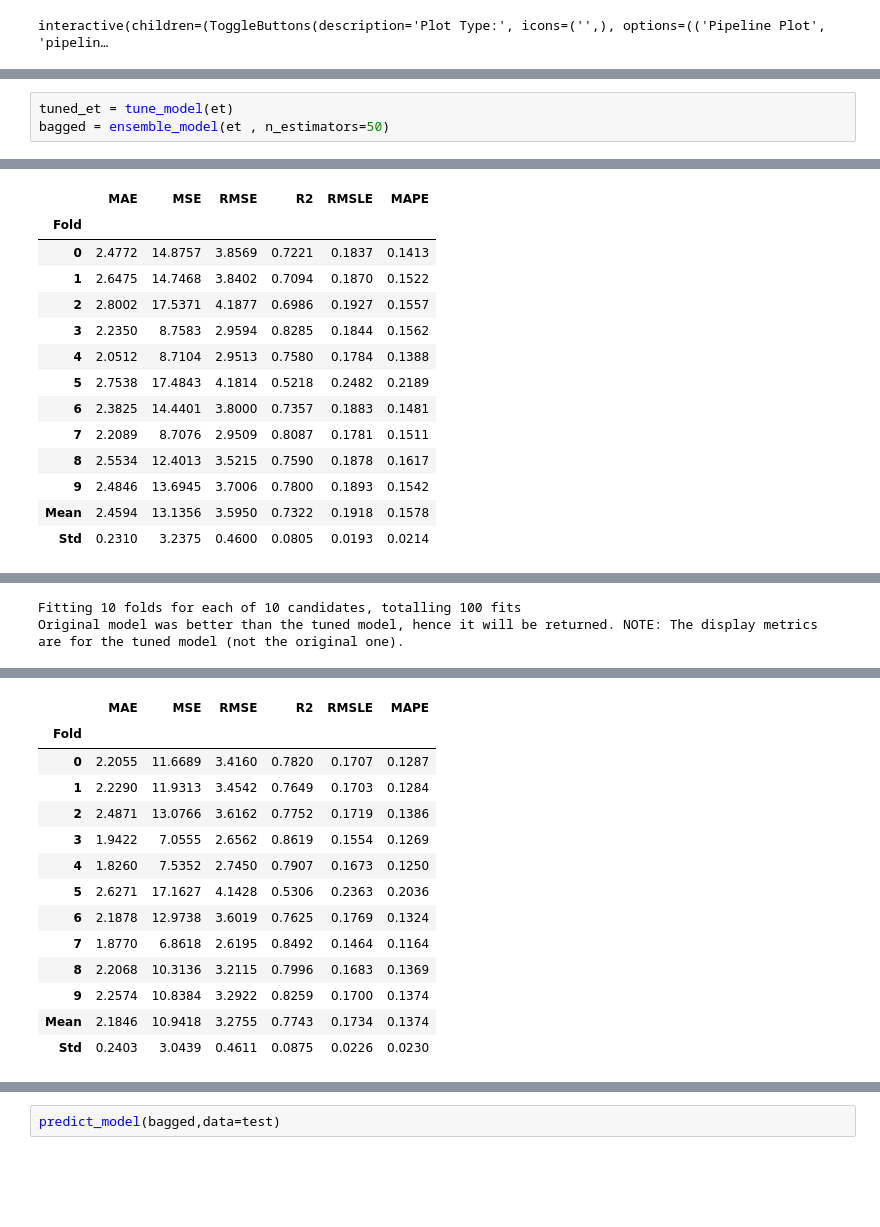
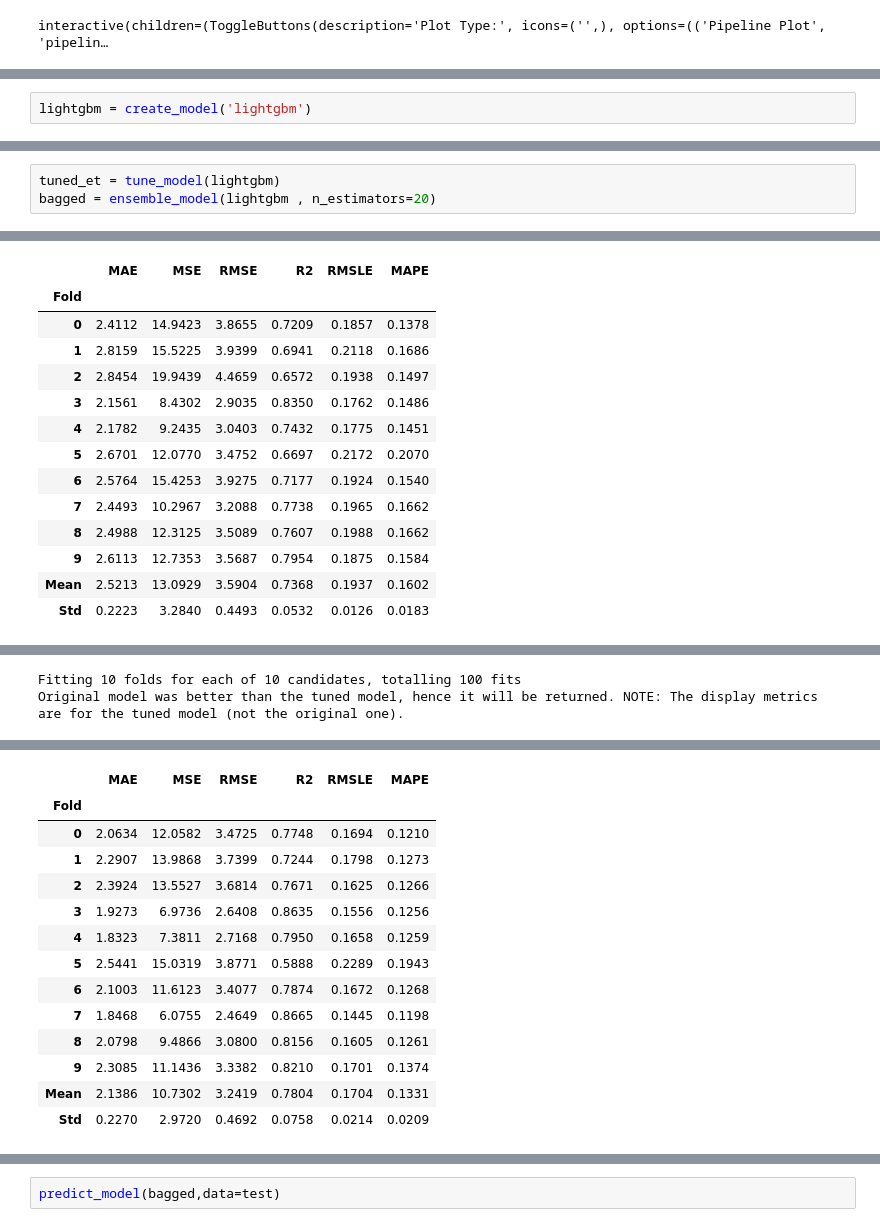
Before and after one commit to jayjiratta/predict_pm2.5, a Jupyter notebook: predict.ipynb, the cells around one changed output, grey strips where cells are left out. Cells and saved outputs as stored; diff of their text form; blank space fills up the shorter version.

```diff
--- a/predict.ipynb
+++ b/predict.ipynb
@@ -80,0 +59,2 @@ plot_model(et, plot='residuals')
+# %%
+lightgbm = create_model('lightgbm')
@@ -139,42 +108,42 @@ predict_model(et,data=test)
 | 285 | 61.0 | 14.0 | 0.18 | 2.0 | 0.0 | 3 | 29.0 | 72 | 46 | 24.600000 | ... |
 286 rows × 11 columns
 # %%
-tuned_et = tune_model(et)
-bagged = ensemble_model(et , n_estimators=50)
+tuned_et = tune_model(lightgbm)
+bagged = ensemble_model(lightgbm , n_estimators=20)
 # %% [output]
 [interactive output not drawn]
 |  | MAE | MSE | RMSE | R2 | RMSLE | MAPE |
 | Fold |  |  |  |  |  |  |
-| 0 | 2.4772 | 14.8757 | 3.8569 | 0.7221 | 0.1837 | 0.1413 |
-| 1 | 2.6475 | 14.7468 | 3.8402 | 0.7094 | 0.1870 | 0.1522 |
-| 2 | 2.8002 | 17.5371 | 4.1877 | 0.6986 | 0.1927 | 0.1557 |
-| 3 | 2.2350 | 8.7583 | 2.9594 | 0.8285 | 0.1844 | 0.1562 |
-| 4 | 2.0512 | 8.7104 | 2.9513 | 0.7580 | 0.1784 | 0.1388 |
-| 5 | 2.7538 | 17.4843 | 4.1814 | 0.5218 | 0.2482 | 0.2189 |
-| 6 | 2.3825 | 14.4401 | 3.8000 | 0.7357 | 0.1883 | 0.1481 |
-| 7 | 2.2089 | 8.7076 | 2.9509 | 0.8087 | 0.1781 | 0.1511 |
-| 8 | 2.5534 | 12.4013 | 3.5215 | 0.7590 | 0.1878 | 0.1617 |
-| 9 | 2.4846 | 13.6945 | 3.7006 | 0.7800 | 0.1893 | 0.1542 |
-| Mean | 2.4594 | 13.1356 | 3.5950 | 0.7322 | 0.1918 | 0.1578 |
-| Std | 0.2310 | 3.2375 | 0.4600 | 0.0805 | 0.0193 | 0.0214 |
+| 0 | 2.4112 | 14.9423 | 3.8655 | 0.7209 | 0.1857 | 0.1378 |
+| 1 | 2.8159 | 15.5225 | 3.9399 | 0.6941 | 0.2118 | 0.1686 |
+| 2 | 2.8454 | 19.9439 | 4.4659 | 0.6572 | 0.1938 | 0.1497 |
+| 3 | 2.1561 | 8.4302 | 2.9035 | 0.8350 | 0.1762 | 0.1486 |
+| 4 | 2.1782 | 9.2435 | 3.0403 | 0.7432 | 0.1775 | 0.1451 |
+| 5 | 2.6701 | 12.0770 | 3.4752 | 0.6697 | 0.2172 | 0.2070 |
+| 6 | 2.5764 | 15.4253 | 3.9275 | 0.7177 | 0.1924 | 0.1540 |
+| 7 | 2.4493 | 10.2967 | 3.2088 | 0.7738 | 0.1965 | 0.1662 |
+| 8 | 2.4988 | 12.3125 | 3.5089 | 0.7607 | 0.1988 | 0.1662 |
+| 9 | 2.6113 | 12.7353 | 3.5687 | 0.7954 | 0.1875 | 0.1584 |
+| Mean | 2.5213 | 13.0929 | 3.5904 | 0.7368 | 0.1937 | 0.1602 |
+| Std | 0.2223 | 3.2840 | 0.4493 | 0.0532 | 0.0126 | 0.0183 |
 [interactive output not drawn]
 Fitting 10 folds for each of 10 candidates, totalling 100 fits
 Original model was better than the tuned model, hence it will be returned. NOTE: The display metrics are for the tuned model (not the original one).
 [interactive output not drawn]
 |  | MAE | MSE | RMSE | R2 | RMSLE | MAPE |
 | Fold |  |  |  |  |  |  |
-| 0 | 2.2055 | 11.6689 | 3.4160 | 0.7820 | 0.1707 | 0.1287 |
-| 1 | 2.2290 | 11.9313 | 3.4542 | 0.7649 | 0.1703 | 0.1284 |
-| 2 | 2.4871 | 13.0766 | 3.6162 | 0.7752 | 0.1719 | 0.1386 |
-| 3 | 1.9422 | 7.0555 | 2.6562 | 0.8619 | 0.1554 | 0.1269 |
-| 4 | 1.8260 | 7.5352 | 2.7450 | 0.7907 | 0.1673 | 0.1250 |
-| 5 | 2.6271 | 17.1627 | 4.1428 | 0.5306 | 0.2363 | 0.2036 |
-| 6 | 2.1878 | 12.9738 | 3.6019 | 0.7625 | 0.1769 | 0.1324 |
-| 7 | 1.8770 | 6.8618 | 2.6195 | 0.8492 | 0.1464 | 0.1164 |
-| 8 | 2.2068 | 10.3136 | 3.2115 | 0.7996 | 0.1683 | 0.1369 |
-| 9 | 2.2574 | 10.8384 | 3.2922 | 0.8259 | 0.1700 | 0.1374 |
-| Mean | 2.1846 | 10.9418 | 3.2755 | 0.7743 | 0.1734 | 0.1374 |
-| Std | 0.2403 | 3.0439 | 0.4611 | 0.0875 | 0.0226 | 0.0230 |
+| 0 | 2.0634 | 12.0582 | 3.4725 | 0.7748 | 0.1694 | 0.1210 |
+| 1 | 2.2907 | 13.9868 | 3.7399 | 0.7244 | 0.1798 | 0.1273 |
+| 2 | 2.3924 | 13.5527 | 3.6814 | 0.7671 | 0.1625 | 0.1266 |
+| 3 | 1.9273 | 6.9736 | 2.6408 | 0.8635 | 0.1556 | 0.1256 |
+| 4 | 1.8323 | 7.3811 | 2.7168 | 0.7950 | 0.1658 | 0.1259 |
+| 5 | 2.5441 | 15.0319 | 3.8771 | 0.5888 | 0.2289 | 0.1943 |
+| 6 | 2.1003 | 11.6123 | 3.4077 | 0.7874 | 0.1672 | 0.1268 |
+| 7 | 1.8468 | 6.0755 | 2.4649 | 0.8665 | 0.1445 | 0.1198 |
+| 8 | 2.0798 | 9.4866 | 3.0800 | 0.8156 | 0.1605 | 0.1261 |
+| 9 | 2.3085 | 11.1436 | 3.3382 | 0.8210 | 0.1701 | 0.1374 |
+| Mean | 2.1386 | 10.7302 | 3.2419 | 0.7804 | 0.1704 | 0.1331 |
+| Std | 0.2270 | 2.9720 | 0.4692 | 0.0758 | 0.0214 | 0.0209 |
 [interactive output not drawn]
 # %%
 predict_model(bagged,data=test)
```
Also changed, not shown: parts of 12 cells of this notebook, 8 other files.
